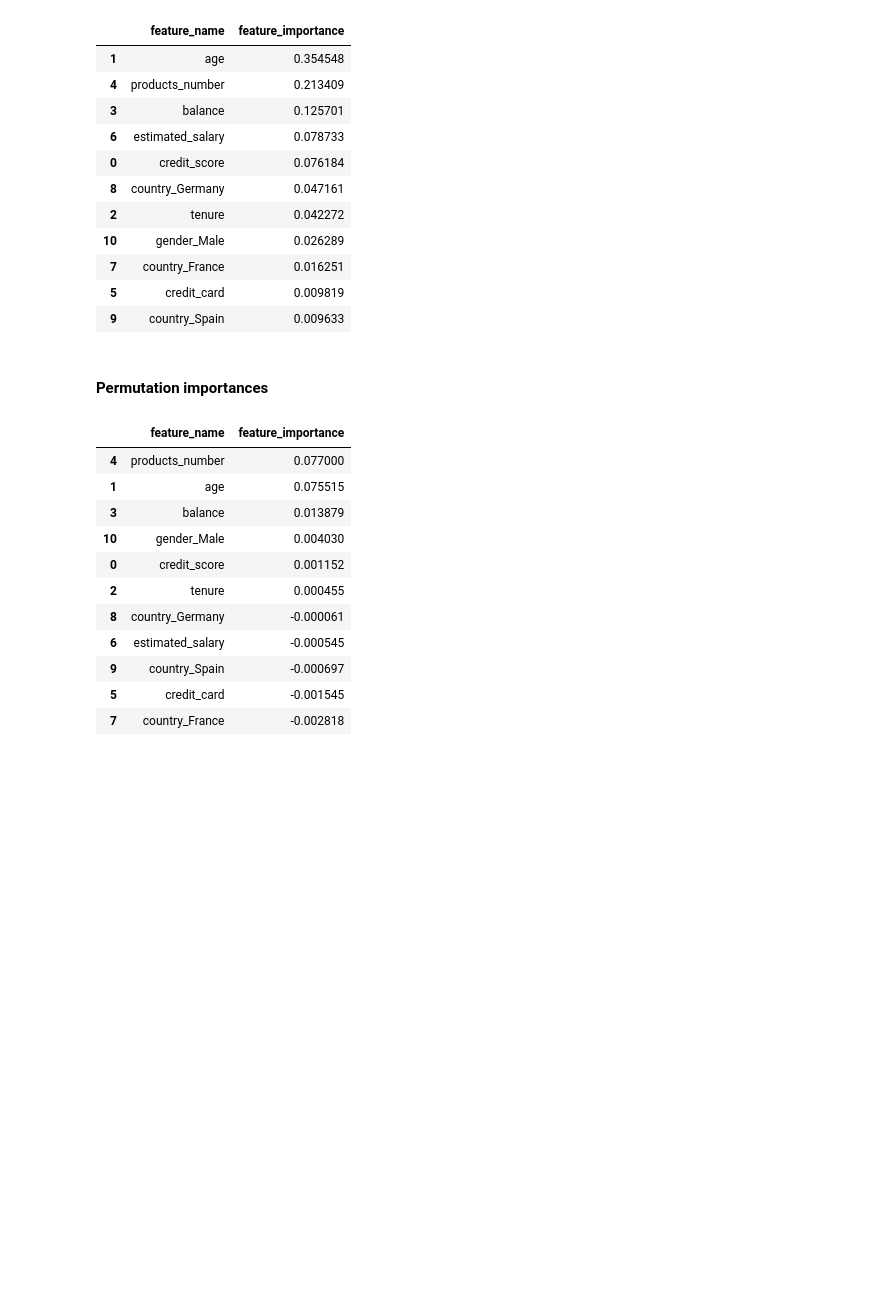
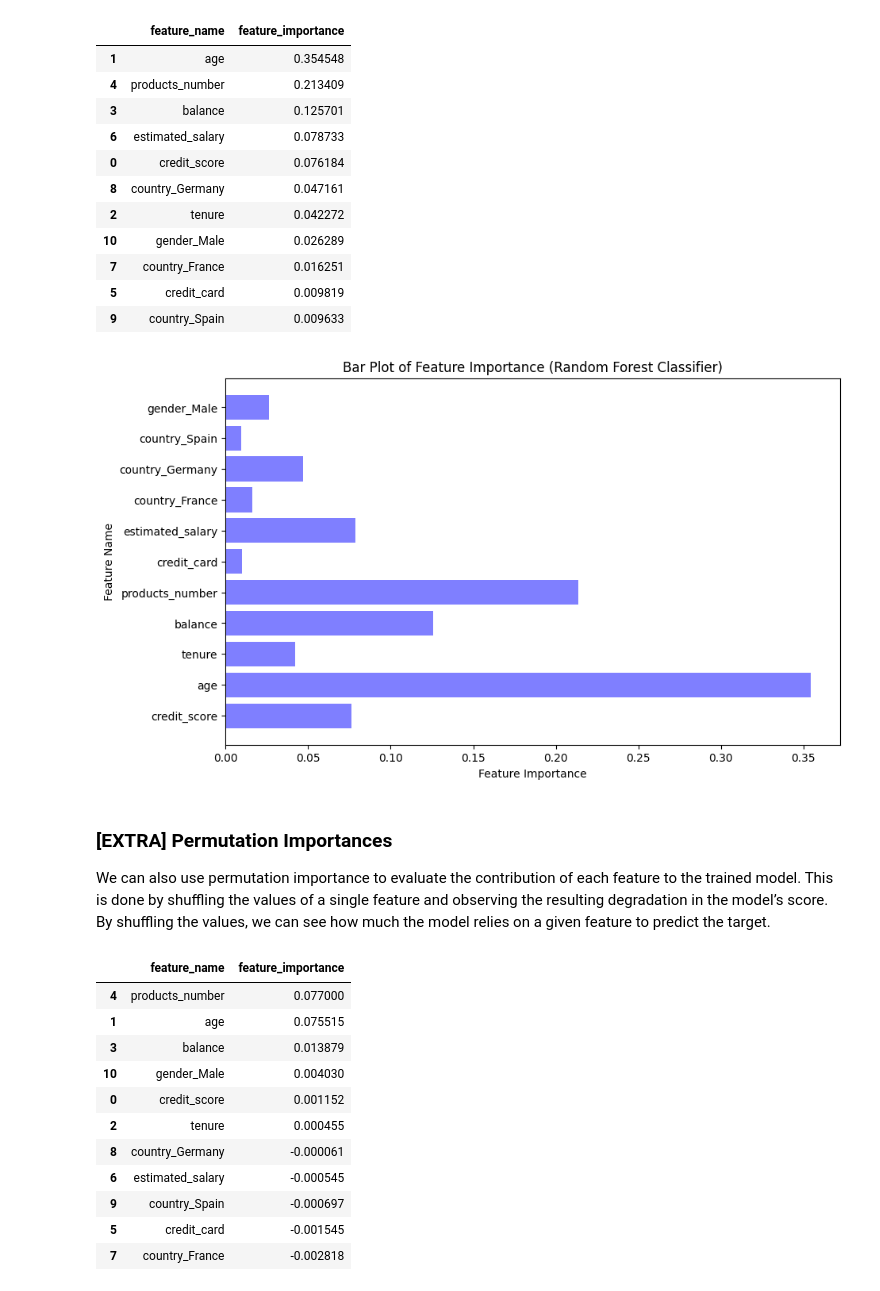
Before and after one commit to MarBry111/wit_2024_xai, a Jupyter notebook: 02_train_simple_models.ipynb, the cells around one changed output. Saved outputs shown, nothing was run; the diff lists cells and outputs as text; code cells hidden in the pictures; blank space fills up the shorter version.

```diff
--- a/02_train_simple_models.ipynb
+++ b/02_train_simple_models.ipynb
@@ -331,8 +351,19 @@ df_imp_rf.sort_values('feature_importance', ascending=False)
 | 7 | country_France | 0.016251 |
 | 5 | credit_card | 0.009819 |
 | 9 | country_Spain | 0.009633 |
+# %%
+# Compare both importance types
+plt.figure(figsize=(10, 6))
+plt.barh(df_imp_rf["feature_name"], df_imp_rf["feature_importance"], color='blue', alpha=0.5)
+plt.xlabel('Feature Importance')
+plt.ylabel('Feature Name')
+plt.title('Bar Plot of Feature Importance (Random Forest Classifier)')
+plt.show()
+# %% [output]
+[figure, added]
 # %% [markdown]
-#### Permutation importances
+### [EXTRA] Permutation Importances
+We can also use permutation importance to evaluate the contribution of each feature to the trained model. This is done by shuffling the values of a single feature and observing the resulting degradation in the model’s score. By shuffling the values, we can see how much the model relies on a given feature to predict the target.
 # %%
 result = permutation_importance(clf_rf, X_test_num, y_test, n_repeats=10, random_state=42, n_jobs=-1)
 # %%
```
Also changed, not shown: parts of 8 cells of this notebook, 1 other file.
